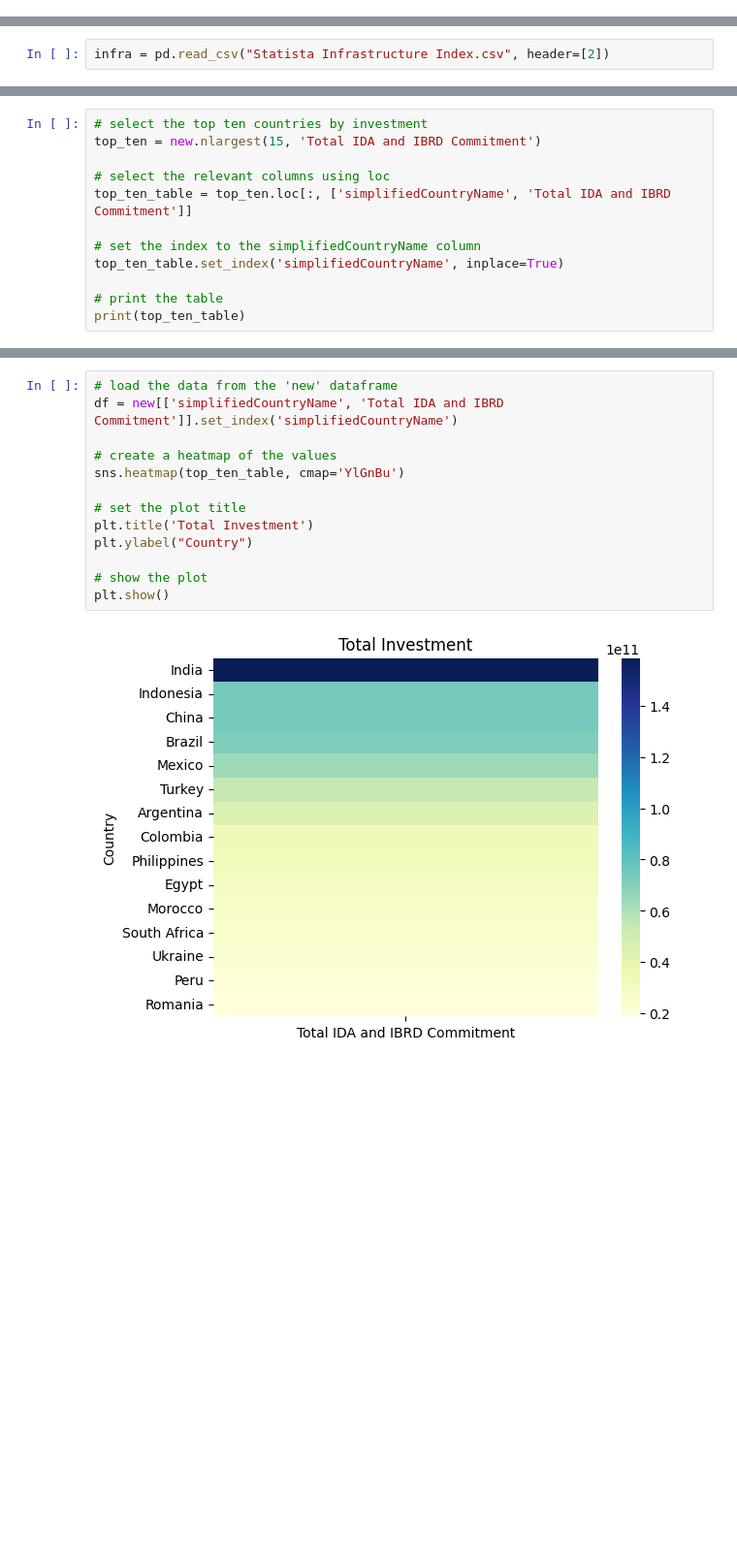
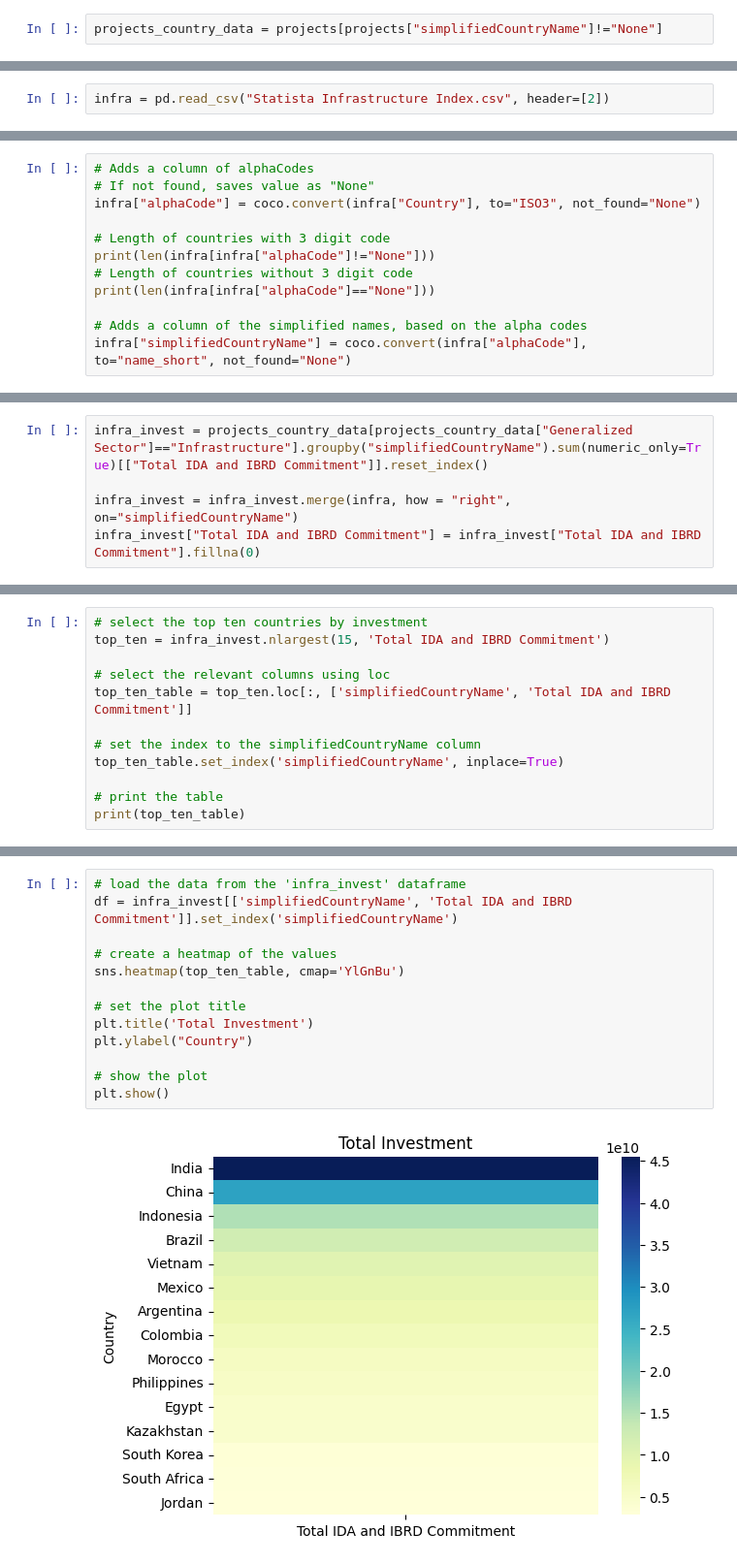
Before and after one commit to ababber19/SWUH, a Jupyter notebook: Phase_1_Graphs.ipynb, the cells around one changed output, grey strips where cells are left out. Shown at 97% size. Saved outputs shown, nothing was run; the diff lists cells and outputs as text; blank space fills up the shorter version.

Commit message:
infra fixes

```diff
--- a/Phase_1_Graphs.ipynb
+++ b/Phase_1_Graphs.ipynb
@@ -316,4 +277,6 @@ scatter_text("pop2021", "numProjects", "name",
 [figure]
 # %% [markdown]
 ## 7) Scatterplot of Population vs total funding in country
+# %%
+projects_country_data = projects[projects["simplifiedCountryName"]!="None"]
 # %%
@@ -348,0 +309,12 @@ temp = infra.sort_values("Infrastructure Quality Index", ascending=True)[:11]
+# %%
+# Adds a column of alphaCodes
+# If not found, saves value as "None"
+infra["alphaCode"] = coco.convert(infra["Country"], to="ISO3", not_found="None")
+
+# Length of countries with 3 digit code
+print(len(infra[infra["alphaCode"]!="None"]))
+# Length of countries without 3 digit code
+print(len(infra[infra["alphaCode"]=="None"]))
+
+# Adds a column of the simplified names, based on the alpha codes
+infra["simplifiedCountryName"] = coco.convert(infra["alphaCode"], to="name_short", not_found="None")
@@ -386,0 +340,5 @@ new = df_merge[df_merge["Total IDA and IBRD Commitment"].notna()]
+# %%
+infra_invest = projects_country_data[projects_country_data["Generalized Sector"]=="Infrastructure"].groupby("simplifiedCountryName").sum(numeric_only=True)[["Total IDA and IBRD Commitment"]].reset_index()
+
+infra_invest = infra_invest.merge(infra, how = "right", on="simplifiedCountryName")
+infra_invest["Total IDA and IBRD Commitment"] = infra_invest["Total IDA and IBRD Commitment"].fillna(0)
@@ -428,6 +364,6 @@ R-squared value: 0.03
 # %%
 # select the top ten countries by investment
-top_ten = new.nlargest(15, 'Total IDA and IBRD Commitment')
+top_ten = infra_invest.nlargest(15, 'Total IDA and IBRD Commitment')
 
 # select the relevant columns using loc
 top_ten_table = top_ten.loc[:, ['simplifiedCountryName', 'Total IDA and IBRD Commitment']]
@@ -458,15 +394,15 @@ Romania                                 1.881441e+10
 # %%
-# load the data from the 'new' dataframe
-df = new[['simplifiedCountryName', 'Total IDA and IBRD Commitment']].set_index('simplifiedCountryName')
+# load the data from the 'infra_invest' dataframe
+df = infra_invest[['simplifiedCountryName', 'Total IDA and IBRD Commitment']].set_index('simplifiedCountryName')
 
 # create a heatmap of the values
 sns.heatmap(top_ten_table, cmap='YlGnBu')
 
 # set the plot title
 plt.title('Total Investment')
 plt.ylabel("Country")
 
 # show the plot
 plt.show()
 # %% [output]
-[figure, old version]
+[figure, new version]
```
Also changed, not shown: parts of 26 cells of this notebook.
